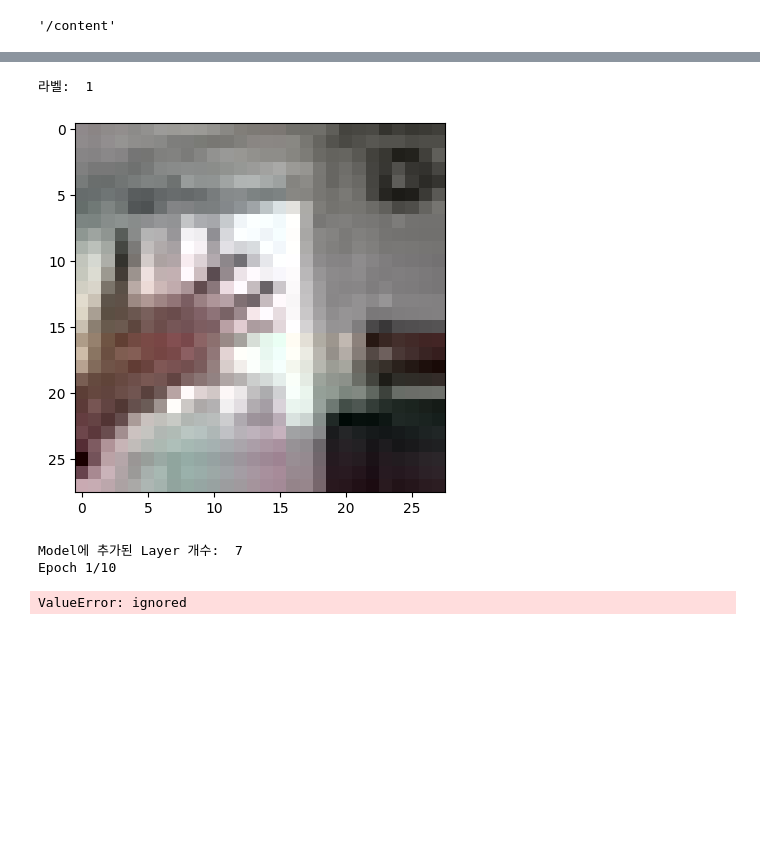
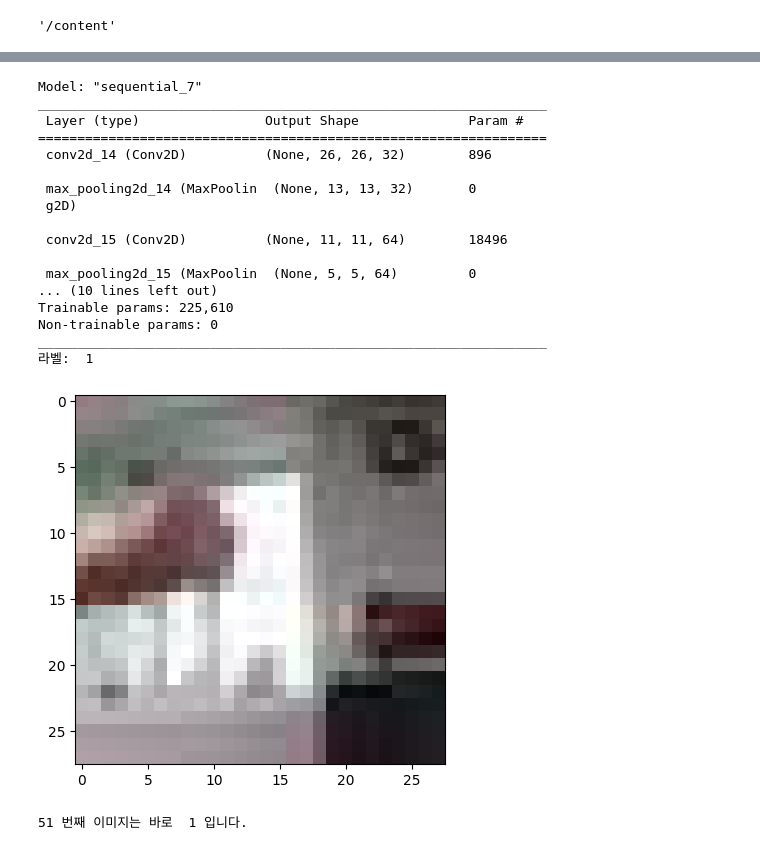
Before and after one commit to dotorimaker/aiffelQUIZ, a Jupyter notebook: 2023_05_11_Rock_Paper_Scissors.ipynb, the cells around one changed output, grey strips where cells are left out. Cells and saved outputs as stored; diff of their text form; code cells hidden in the pictures; blank space fills up the shorter version.

```diff
--- a/2023_05_11_Rock_Paper_Scissors.ipynb
+++ b/2023_05_11_Rock_Paper_Scissors.ipynb
@@ -79,40 +349,51 @@ path:/content/gdrive/MyDrive/aiffel/workplace/rock_scissor_paper/paper
-# %%
-import matplotlib.pyplot as plt
-
-plt.imshow(x_train[0])
-print('라벨: ', y_train[0])
-# %% [output]
-라벨:  1
-[figure, removed]
 # %%
 import tensorflow as tf
 from tensorflow import keras
 import numpy as np
 
-# model을 직접 만들어 보세요.
-# Hint! model의 입력/출력부에 특히 유의해 주세요. 가위바위보 데이터셋은 MNIST 데이터셋과 어떤 점이 달라졌나요?
-# [[YOUR CODE]]
+n_channel_1=32
+n_channel_2=64
+n_dense=128
+n_train_epoch=5
 
 model=keras.models.Sequential()
-model.add(keras.layers.Conv2D(16, (3,3), activation='relu', input_shape=(28,28,1)))
+model.add(keras.layers.Conv2D(n_channel_1, (3,3), activation='relu', input_shape=(28,28,3)))
 model.add(keras.layers.MaxPool2D(2,2))
-model.add(keras.layers.Conv2D(32, (3,3), activation='relu'))
+model.add(keras.layers.Conv2D(n_channel_2, (3,3), activation='relu'))
 model.add(keras.layers.MaxPooling2D((2,2)))
 model.add(keras.layers.Flatten())
-model.add(keras.layers.Dense(32, activation='relu'))
+model.add(keras.layers.Dense(n_dense, activation='relu'))
 model.add(keras.layers.Dense(10, activation='softmax'))
 
-print('Model에 추가된 Layer 개수: ', len(model.layers))
 
-#+
-model.compile(optimizer='adam',
-             loss='sparse_categorical_crossentropy',
-             metrics=['accuracy'])
+model.summary()
 
-model.fit(x_train, y_train, epochs=10)
-#-
-model.summary()
+import matplotlib.pyplot as plt
+plt.imshow(x_train[0])
+print('라벨: ', y_train[0])
+
+
+index=50
+plt.imshow(x_train[index],cmap=plt.cm.binary)
+plt.show()
+print( (index+1), '번째 이미지는 바로 ',  y_train[index], '입니다.')
 # %% [output]
-Model에 추가된 Layer 개수:  7
-Epoch 1/10
+Model: "sequential_7"
+_________________________________________________________________
+ Layer (type)                Output Shape              Param #
+=================================================================
+ conv2d_14 (Conv2D)          (None, 26, 26, 32)        896
+
+ max_pooling2d_14 (MaxPoolin  (None, 13, 13, 32)       0
+ g2D)
+
+ conv2d_15 (Conv2D)          (None, 11, 11, 64)        18496
+
+ max_pooling2d_15 (MaxPoolin  (None, 5, 5, 64)         0
+... (10 lines left out)
+Trainable params: 225,610
+Non-trainable params: 0
+_________________________________________________________________
+라벨:  1
+[figure, added]
-ValueError: ignored
+51 번째 이미지는 바로  1 입니다.
```
Also changed, not shown: parts of 19 cells of this notebook.
